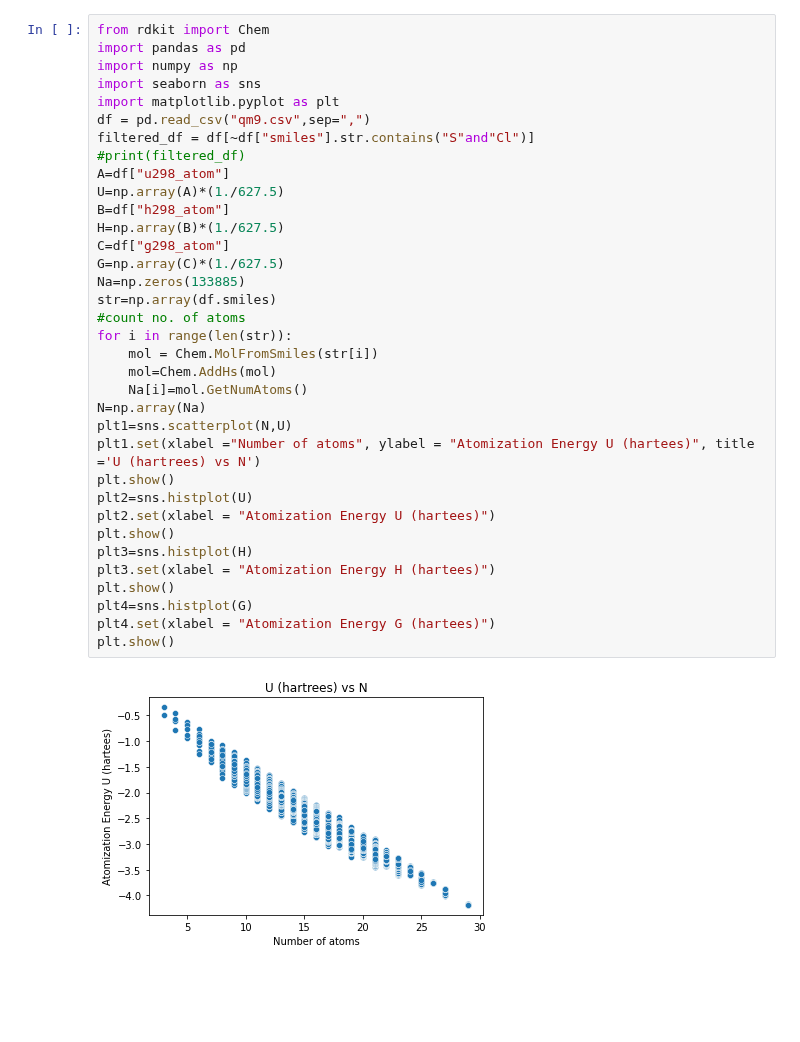
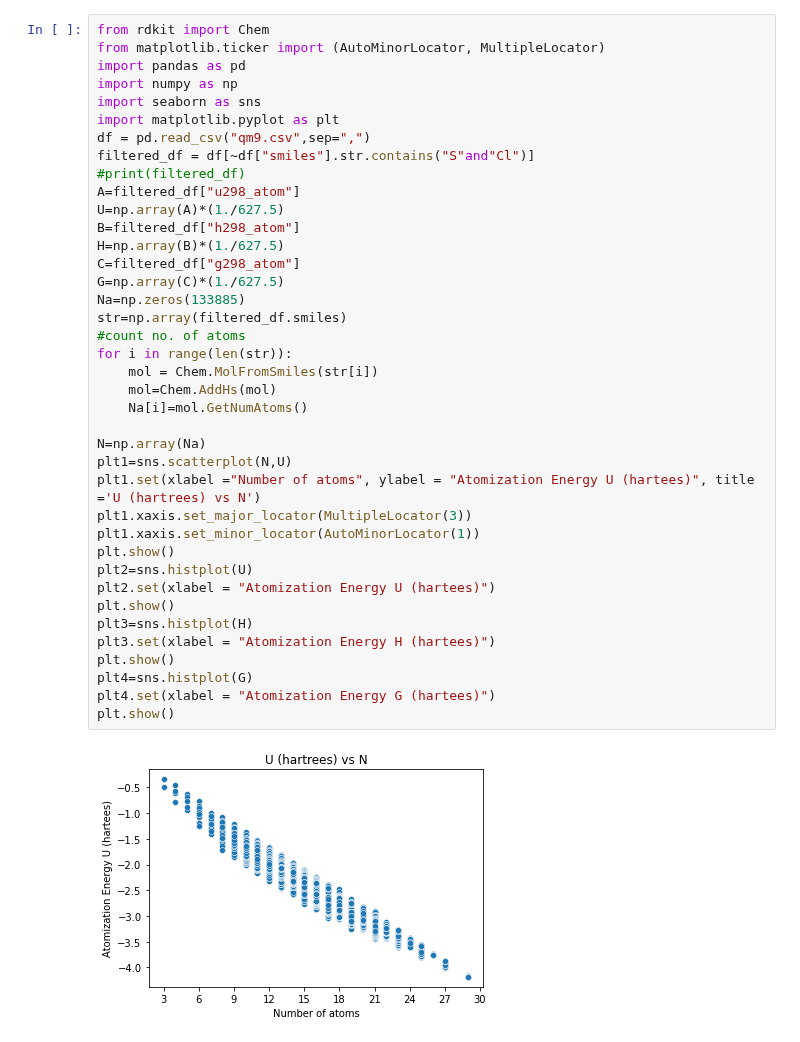
Before and after one commit to shauryaa09/ML_assignments, a Jupyter notebook: Ml-Assign1.ipynb, the cells around one changed output. Cells and saved outputs as stored; diff of their text form; blank space fills up the shorter version.

```diff
--- a/Ml-Assign1.ipynb
+++ b/Ml-Assign1.ipynb
@@ -1,40 +1,44 @@
 # %%
 from rdkit import Chem
+from matplotlib.ticker import (AutoMinorLocator, MultipleLocator)
 import pandas as pd
 import numpy as np
 import seaborn as sns
 import matplotlib.pyplot as plt
 df = pd.read_csv("qm9.csv",sep=",")
 filtered_df = df[~df["smiles"].str.contains("S"and"Cl")]
 #print(filtered_df)
-A=df["u298_atom"]
+A=filtered_df["u298_atom"]
 U=np.array(A)*(1./627.5)
-B=df["h298_atom"]
+B=filtered_df["h298_atom"]
 H=np.array(B)*(1./627.5)
-C=df["g298_atom"]
+C=filtered_df["g298_atom"]
 G=np.array(C)*(1./627.5)
 Na=np.zeros(133885)
-str=np.array(df.smiles)
+str=np.array(filtered_df.smiles)
 #count no. of atoms
 for i in range(len(str)):
     mol = Chem.MolFromSmiles(str[i])
     mol=Chem.AddHs(mol)
     Na[i]=mol.GetNumAtoms()
+
 N=np.array(Na)
 plt1=sns.scatterplot(N,U)
 plt1.set(xlabel ="Number of atoms", ylabel = "Atomization Energy U (hartees)", title ='U (hartrees) vs N')
+plt1.xaxis.set_major_locator(MultipleLocator(3))
+plt1.xaxis.set_minor_locator(AutoMinorLocator(1))
 plt.show()
 plt2=sns.histplot(U)
 plt2.set(xlabel = "Atomization Energy U (hartees)")
 plt.show()
 plt3=sns.histplot(H)
 plt3.set(xlabel = "Atomization Energy H (hartees)")
 plt.show()
 plt4=sns.histplot(G)
 plt4.set(xlabel = "Atomization Energy G (hartees)")
 plt.show()
 # %% [output]
-[figure, old version]
+[figure, new version]
 [figure]
 [figure]
 [figure]
```
